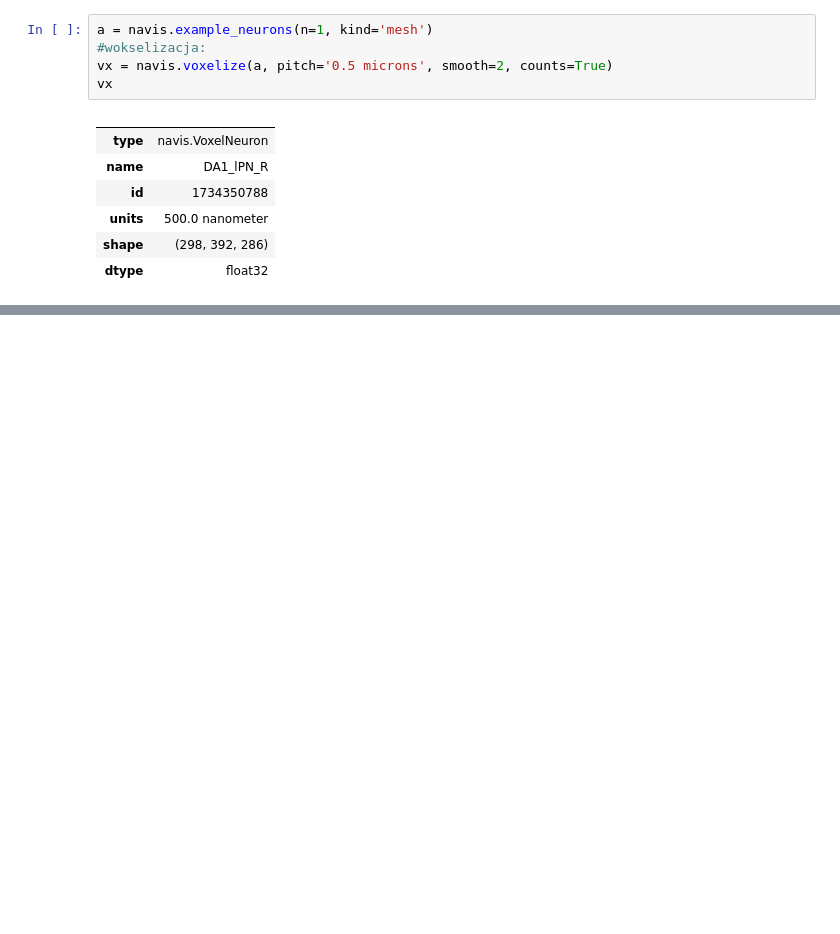
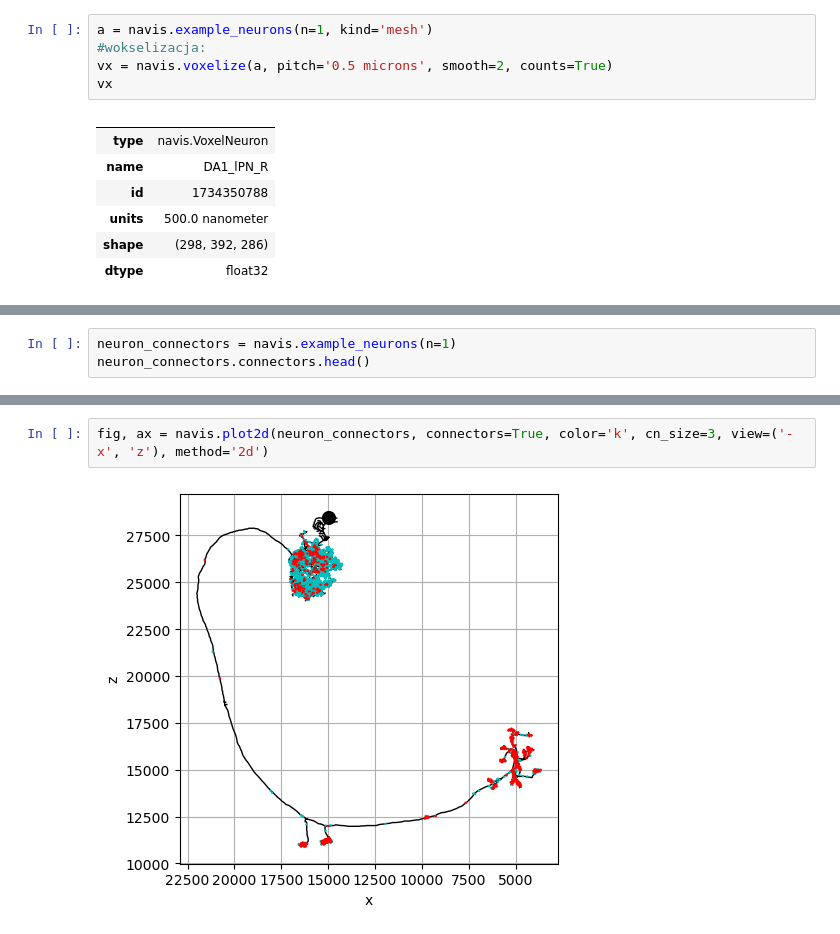
Before and after one commit to werner2011/Connectomics_1, a Jupyter notebook: notebooks/navis_basics.ipynb, the cells around one changed output, grey strips where cells are left out. Drawn from its saved outputs; the diff is of its cells as text; blank space fills up the shorter version.

Commit message:
dodanie informacji o konektorach (connectors)

```diff
--- a/notebooks/navis_basics.ipynb
+++ b/notebooks/navis_basics.ipynb
@@ -68,0 +81,3 @@ vx
+# %%
+neuron_connectors = navis.example_neurons(n=1)
+neuron_connectors.connectors.head()
@@ -68,0 +91,4 @@ vx
+# %%
+fig, ax = navis.plot2d(neuron_connectors, connectors=True, color='k', cn_size=3, view=('-x', 'z'), method='2d')
+# %% [output]
+[figure, added]
```
Also changed, not shown: parts of 2 cells of this notebook, 1 other file.
